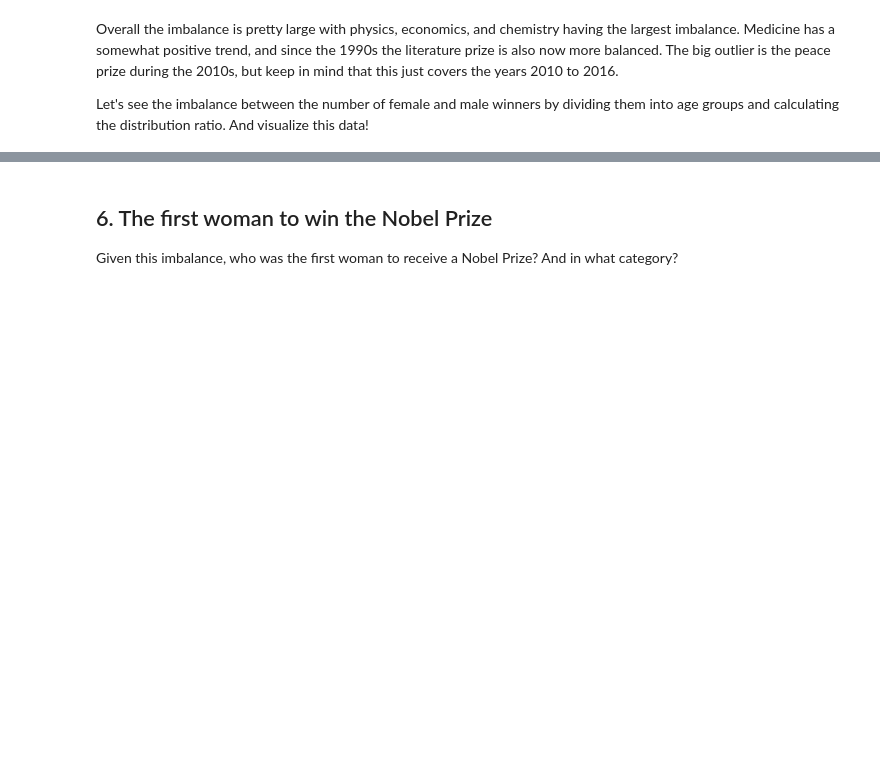
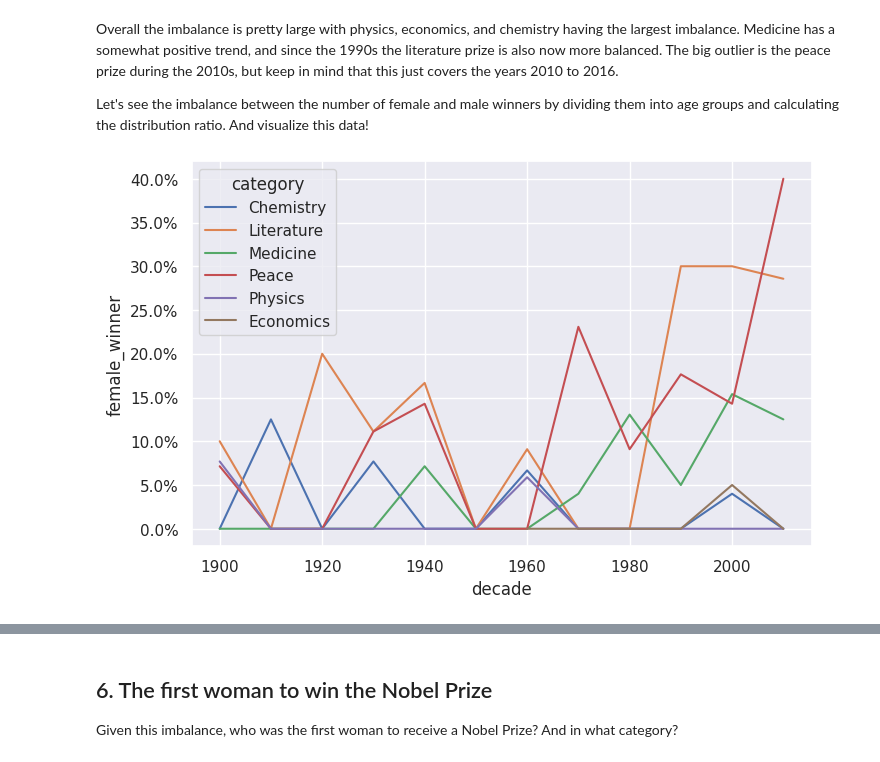
Before and after one commit to lorenzo-arcioni/master-ds, a Jupyter notebook: Pratica Individuale Tutor/Lezione_2/Esercizi_Lezione_2.ipynb, the cells around one changed output, grey strips where cells are left out. Cells and saved outputs as stored; diff of their text form; code cells hidden in the pictures; blank space fills up the shorter version.

```diff
--- a/Pratica Individuale Tutor/Lezione_2/Esercizi_Lezione_2.ipynb
+++ b/Pratica Individuale Tutor/Lezione_2/Esercizi_Lezione_2.ipynb
@@ -67,2 +142,8 @@ ax.yaxis.set_major_formatter(PercentFormatter(1.0))
 # %% [markdown]
 <p>Overall the imbalance is pretty large with physics, economics, and chemistry having the largest imbalance. Medicine has a somewhat positive trend, and since the 1990s the literature prize is also now more balanced. The big outlier is the peace prize during the 2010s, but keep in mind that this just covers the years 2010 to 2016.</p> Let's see the imbalance between the number of female and male winners by dividing them into age groups and calculating the distribution ratio. And visualize this data!</p>
+# %%
+# Plotting female winners with % winners on the y-axis
+ax = sns.lineplot(x='decade', y='female_winner', hue='category', data=prop_female_winners)
+ax.yaxis.set_major_formatter(PercentFormatter(1.0))
+# %% [output]
+[figure, added]
```
Also changed, not shown: parts of 11 cells of this notebook.
